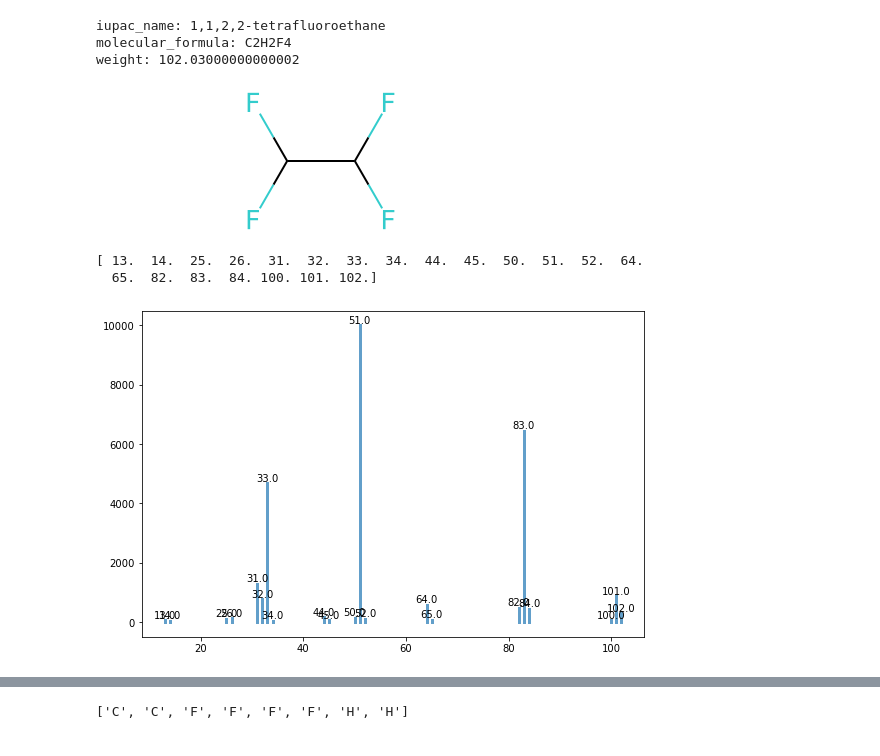
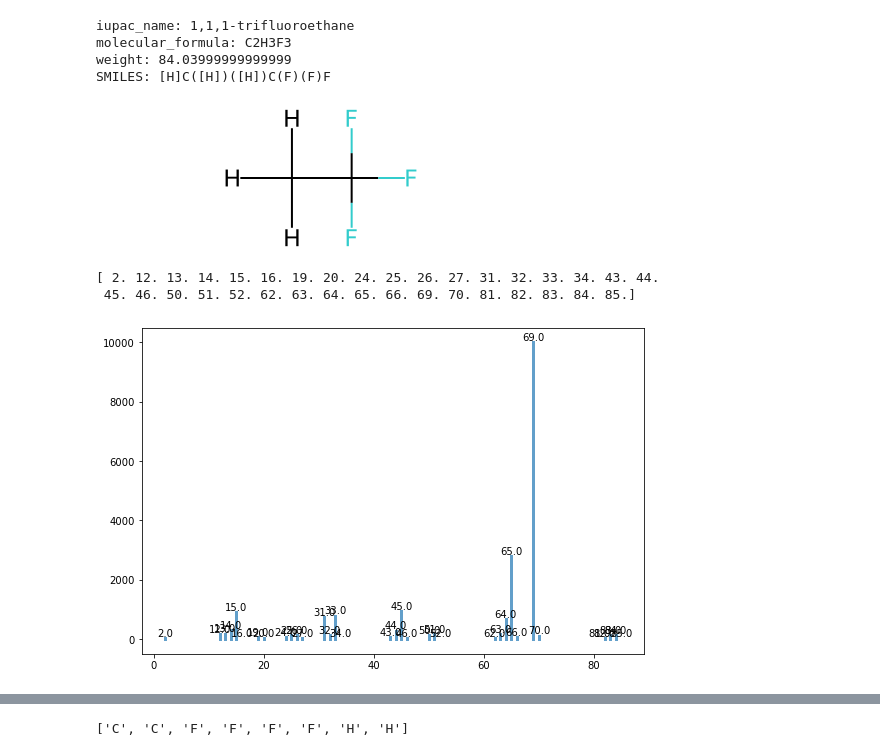
Before and after one commit to SolKul/MassMI, a Jupyter notebook: 03FragmentsByMass.ipynb, the cells around one changed output, grey strips where cells are left out. Drawn from its saved outputs; the diff is of its cells as text; code cells hidden in the pictures.

```diff
--- a/03FragmentsByMass.ipynb
+++ b/03FragmentsByMass.ipynb
@@ -12,30 +12,35 @@ from fragenum import fragenum
 # データを読み込む
 ms_pcp_interp=pd.read_pickle("ProcessedData/ms_pcp_interp.pkl")
 # %%
-i=2
+i=3
+# 1つのデータについてみてみる。
 a_ms_data=ms_pcp_interp.iloc[i,:]
 print("iupac_name:",a_ms_data["iupac_name"])
 print("molecular_formula:",a_ms_data["molecular_formula"])
 mol=Chem.MolFromSmiles(a_ms_data["canonical_smiles"])
+mol=Chem.AddHs(mol)
 print("weight:",Descriptors.MolWt(mol))
+smiles=Chem.MolToSmiles(mol)
+print("SMILES:",smiles)
 
 display(mol)
 
 
 plt.figure(figsize=(9,6))
 m_z=a_ms_data["x"]
 intens=a_ms_data["y"]
 spectrum_num=len(m_z)
 # 真のデータを図示
 for j in range(spectrum_num):
     plt.plot([m_z[j],m_z[j]],[0,intens[j]],color='C0',alpha=0.7, lw=3)
     plt.text(m_z[j], intens[j], m_z[j], ha='center', va='bottom',size=10)
 print(m_z)
 # %% [output]
-iupac_name: 1,1,2,2-tetrafluoroethane
-molecular_formula: C2H2F4
-weight: 102.03000000000002
+iupac_name: 1,1,1-trifluoroethane
+molecular_formula: C2H3F3
+weight: 84.03999999999999
+SMILES: [H]C([H])([H])C(F)(F)F
-[figure, old version]
+[figure, new version]
-[ 13.  14.  25.  26.  31.  32.  33.  34.  44.  45.  50.  51.  52.  64.
-  65.  82.  83.  84. 100. 101. 102.]
+[ 2. 12. 13. 14. 15. 16. 19. 20. 24. 25. 26. 27. 31. 32. 33. 34. 43. 44.
+ 45. 46. 50. 51. 52. 62. 63. 64. 65. 66. 69. 70. 81. 82. 83. 84. 85.]
-[figure, old version]
+[figure, new version]
```
Also changed, not shown: parts of 44 cells of this notebook.
